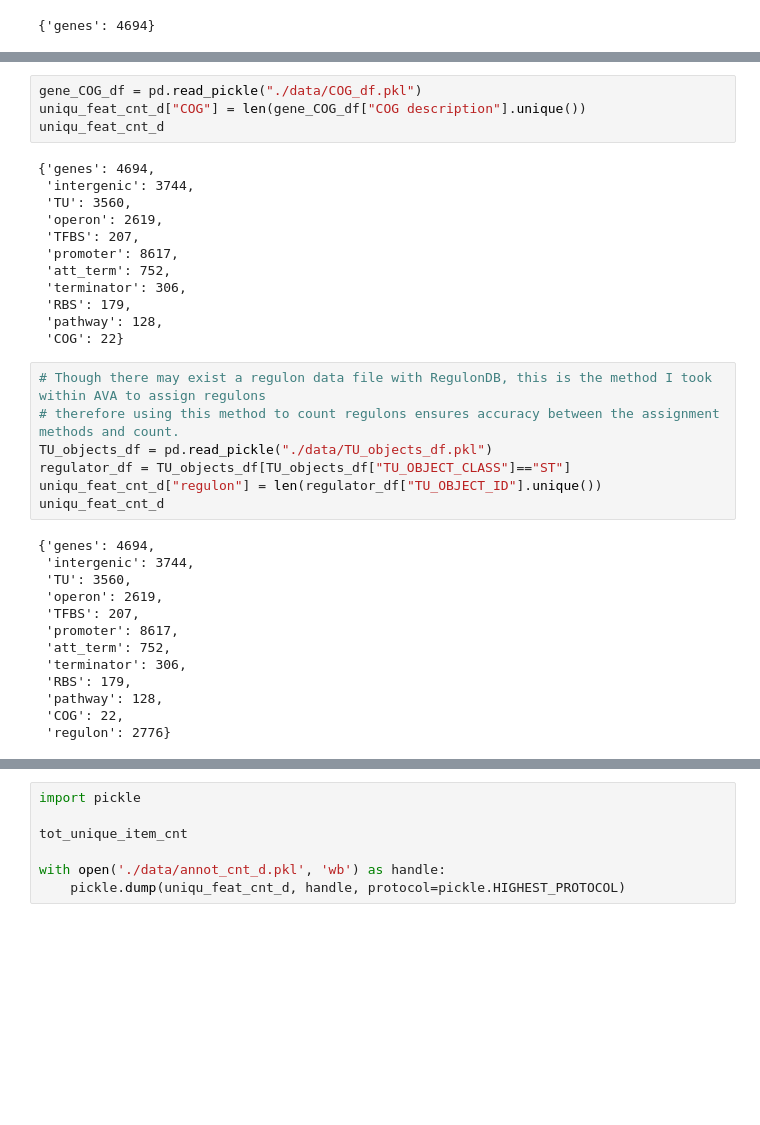
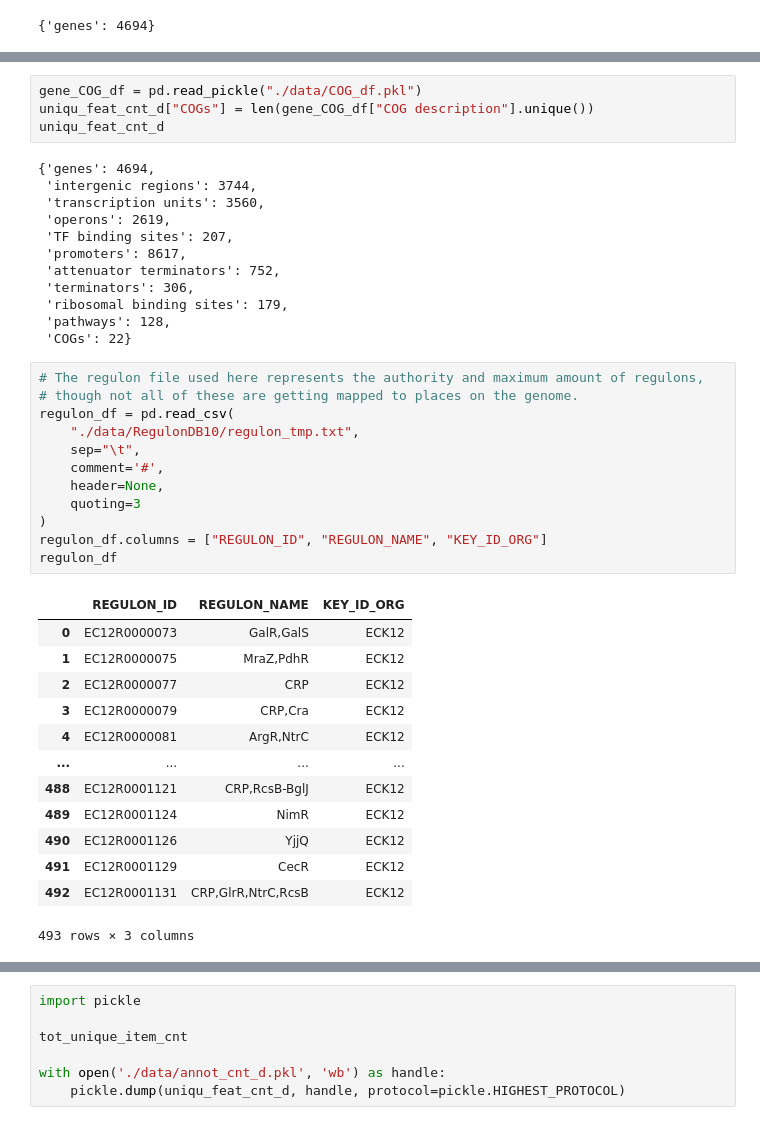
Before and after one commit to Aletechdev/ava, a Jupyter notebook: ava_ms_annots_sizes.ipynb, the cells around one changed output, grey strips where cells are left out. Drawn from its saved outputs; the diff is of its cells as text; blank space fills up the shorter version.

```diff
--- a/ava_ms_annots_sizes.ipynb
+++ b/ava_ms_annots_sizes.ipynb
@@ -103,36 +110,42 @@ uniqu_feat_cnt_d
 # %%
 gene_COG_df = pd.read_pickle("./data/COG_df.pkl")
-uniqu_feat_cnt_d["COG"] = len(gene_COG_df["COG description"].unique())
+uniqu_feat_cnt_d["COGs"] = len(gene_COG_df["COG description"].unique())
 uniqu_feat_cnt_d
 # %% [output]
 {'genes': 4694,
- 'intergenic': 3744,
- 'TU': 3560,
- 'operon': 2619,
- 'TFBS': 207,
- 'promoter': 8617,
- 'att_term': 752,
- 'terminator': 306,
- 'RBS': 179,
- 'pathway': 128,
- 'COG': 22}
+ 'intergenic regions': 3744,
+ 'transcription units': 3560,
+ 'operons': 2619,
+ 'TF binding sites': 207,
+ 'promoters': 8617,
+ 'attenuator terminators': 752,
+ 'terminators': 306,
+ 'ribosomal binding sites': 179,
+ 'pathways': 128,
+ 'COGs': 22}
-# %%
-# Though there may exist a regulon data file with RegulonDB, this is the method I took within AVA to assign regulons
-# therefore using this method to count regulons ensures accuracy between the assignment methods and count.
-TU_objects_df = pd.read_pickle("./data/TU_objects_df.pkl")
-regulator_df = TU_objects_df[TU_objects_df["TU_OBJECT_CLASS"]=="ST"]
-uniqu_feat_cnt_d["regulon"] = len(regulator_df["TU_OBJECT_ID"].unique())
-uniqu_feat_cnt_d
-# %% [output]
-{'genes': 4694,
- 'intergenic': 3744,
- 'TU': 3560,
- 'operon': 2619,
- 'TFBS': 207,
- 'promoter': 8617,
- 'att_term': 752,
- 'terminator': 306,
- 'RBS': 179,
- 'pathway': 128,
- 'COG': 22,
- 'regulon': 2776}
+# %%
+# The regulon file used here represents the authority and maximum amount of regulons,
+# though not all of these are getting mapped to places on the genome.
+regulon_df = pd.read_csv(
+    "./data/RegulonDB10/regulon_tmp.txt",
+    sep="\t",
+    comment='#',
+    header=None,
+    quoting=3
+)
+regulon_df.columns = ["REGULON_ID", "REGULON_NAME", "KEY_ID_ORG"]
+regulon_df
+# %% [output]
+|  | REGULON_ID | REGULON_NAME | KEY_ID_ORG |
+| 0 | EC12R0000073 | GalR,GalS | ECK12 |
+| 1 | EC12R0000075 | MraZ,PdhR | ECK12 |
+| 2 | EC12R0000077 | CRP | ECK12 |
+| 3 | EC12R0000079 | CRP,Cra | ECK12 |
+| 4 | EC12R0000081 | ArgR,NtrC | ECK12 |
+| ... | ... | ... | ... |
+| 488 | EC12R0001121 | CRP,RcsB-BglJ | ECK12 |
+| 489 | EC12R0001124 | NimR | ECK12 |
+| 490 | EC12R0001126 | YjjQ | ECK12 |
+| 491 | EC12R0001129 | CecR | ECK12 |
+| 492 | EC12R0001131 | CRP,GlrR,NtrC,RcsB | ECK12 |
+493 rows × 3 columns
```
Also changed, not shown: parts of 11 cells of this notebook, 2 other files.
